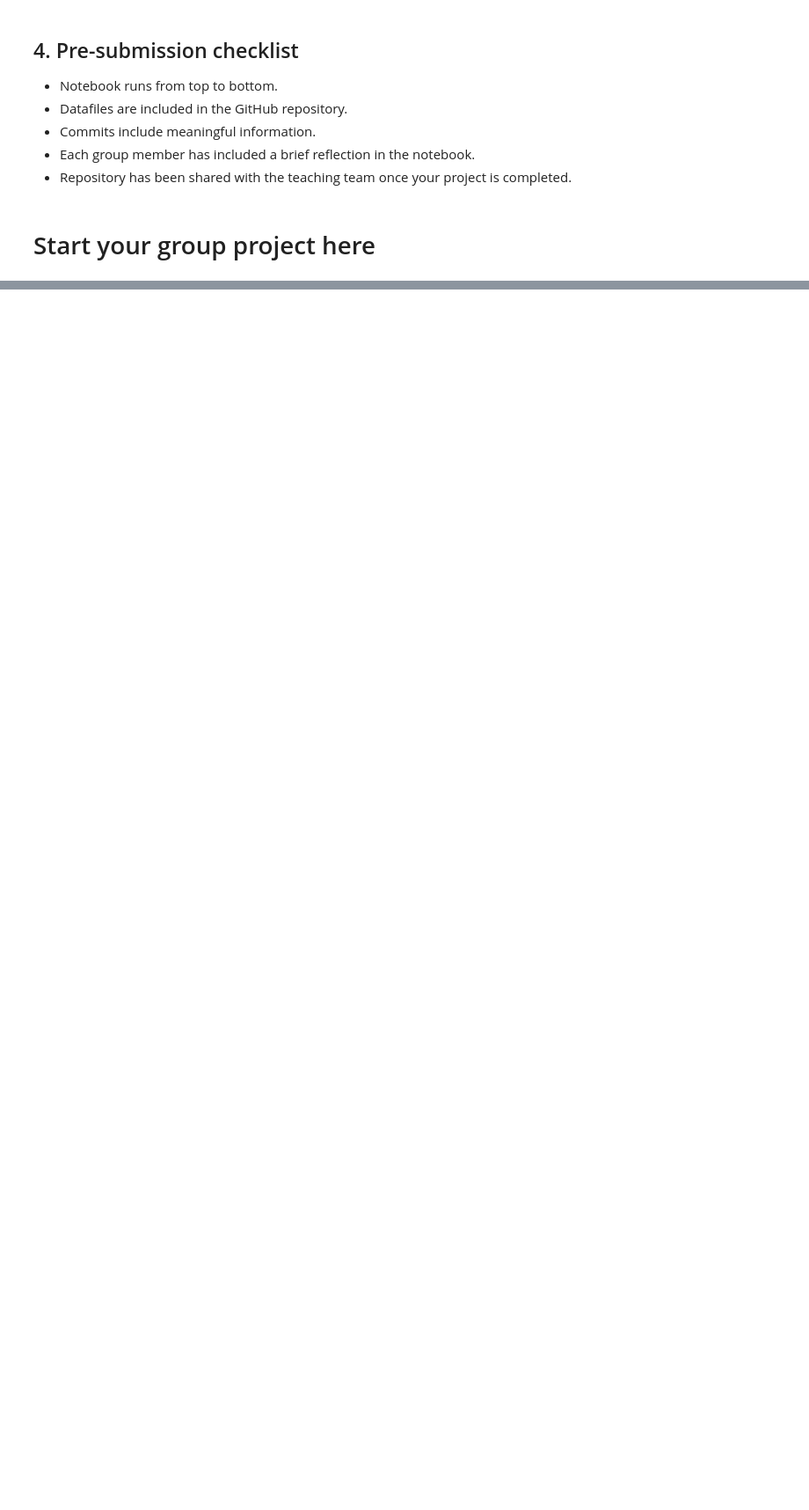
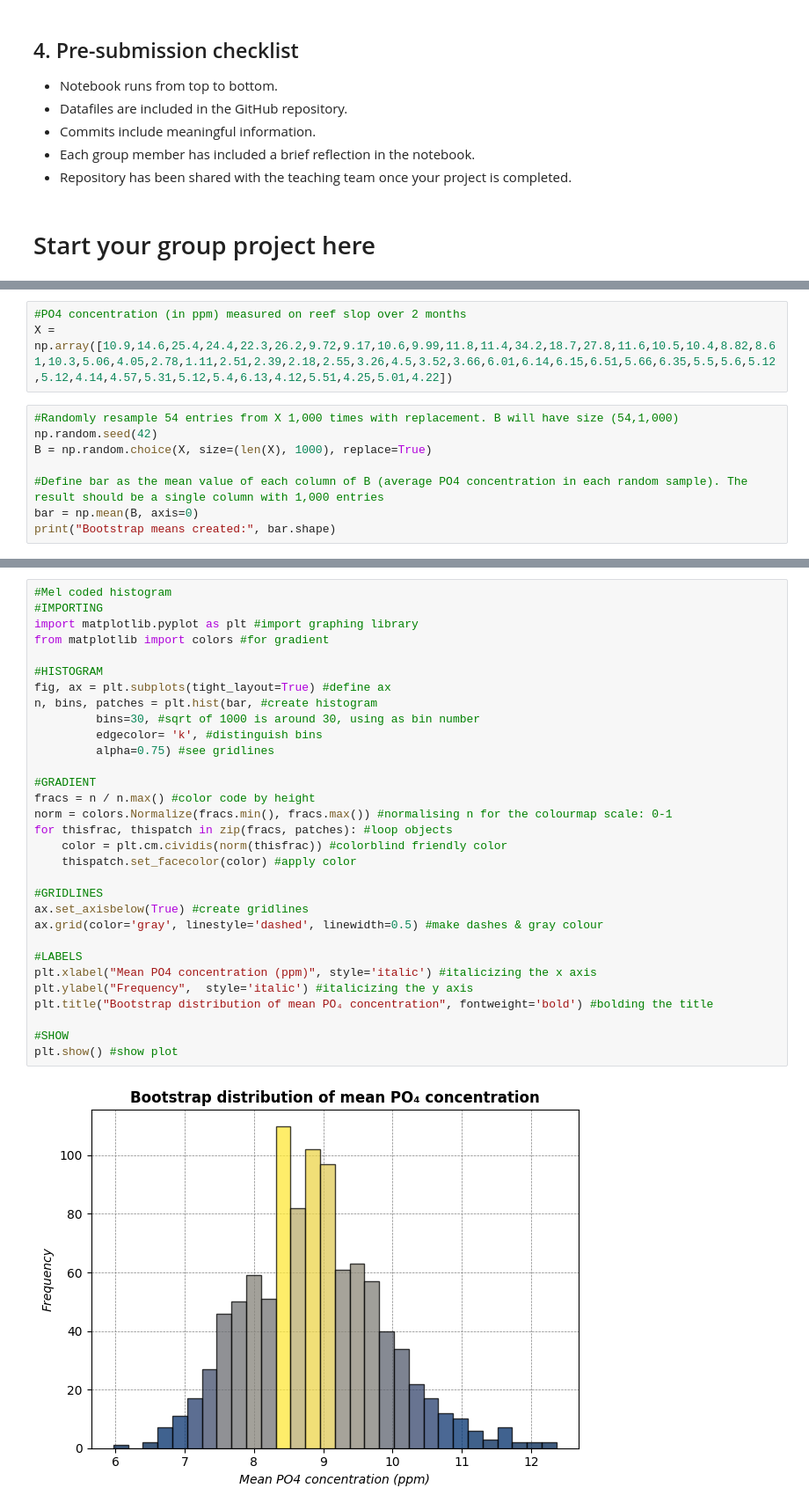
Before and after one commit to Leo05-u/EMSC2010_GroupProject_1, a Jupyter notebook: EMSC2010_Group_Project_1.ipynb, the cells around one changed output, grey strips where cells are left out. Shown at 88% size. Saved outputs shown, nothing was run; the diff lists cells and outputs as text; blank space fills up the shorter version.

Commit message:
Final completed copy of Group Project. 1 - 95% confidence interval using Monte Carlo and bootstrapping of data

```diff
--- a/EMSC2010_Group_Project_1.ipynb
+++ b/EMSC2010_Group_Project_1.ipynb
@@ -46,0 +78,11 @@ Repeat text as required.
+# %%
+#PO4 concentration (in ppm) measured on reef slop over 2 months
+X = np.array([10.9,14.6,25.4,24.4,22.3,26.2,9.72,9.17,10.6,9.99,11.8,11.4,34.2,18.7,27.8,11.6,10.5,10.4,8.82,8.61,10.3,5.06,4.05,2.78,1.11,2.51,2.39,2.18,2.55,3.26,4.5,3.52,3.66,6.01,6.14,6.15,6.51,5.66,6.35,5.5,5.6,5.12,5.12,4.14,4.57,5.31,5.12,5.4,6.13,4.12,5.51,4.25,5.01,4.22])
+# %%
+#Randomly resample 54 entries from X 1,000 times with replacement. B will have size (54,1,000)
+np.random.seed(42)
+B = np.random.choice(X, size=(len(X), 1000), replace=True)
+
+#Define bar as the mean value of each column of B (average PO4 concentration in each random sample). The result should be a single column with 1,000 entries
+bar = np.mean(B, axis=0)
+print("Bootstrap means created:", bar.shape)
@@ -46,0 +93,33 @@ Repeat text as required.
+# %%
+#Mel coded histogram
+#IMPORTING
+import matplotlib.pyplot as plt #import graphing library
+from matplotlib import colors #for gradient
+
+#HISTOGRAM
+fig, ax = plt.subplots(tight_layout=True) #define ax
+n, bins, patches = plt.hist(bar, #create histogram
+         bins=30, #sqrt of 1000 is around 30, using as bin number
+         edgecolor= 'k', #distinguish bins
+         alpha=0.75) #see gridlines
+
+#GRADIENT
+fracs = n / n.max() #color code by height
+norm = colors.Normalize(fracs.min(), fracs.max()) #normalising n for the colourmap scale: 0-1
+for thisfrac, thispatch in zip(fracs, patches): #loop objects
+    color = plt.cm.cividis(norm(thisfrac)) #colorblind friendly color
+    thispatch.set_facecolor(color) #apply color
+
+#GRIDLINES
+ax.set_axisbelow(True) #create gridlines
+ax.grid(color='gray', linestyle='dashed', linewidth=0.5) #make dashes & gray colour
+
+#LABELS
+plt.xlabel("Mean PO4 concentration (ppm)", style='italic') #italicizing the x axis
+plt.ylabel("Frequency",  style='italic') #italicizing the y axis
+plt.title("Bootstrap distribution of mean PO₄ concentration", fontweight='bold') #bolding the title
+
+#SHOW
+plt.show() #show plot
+# %% [output]
+[figure, added]
```
Also changed, not shown: parts of 25 cells of this notebook.
